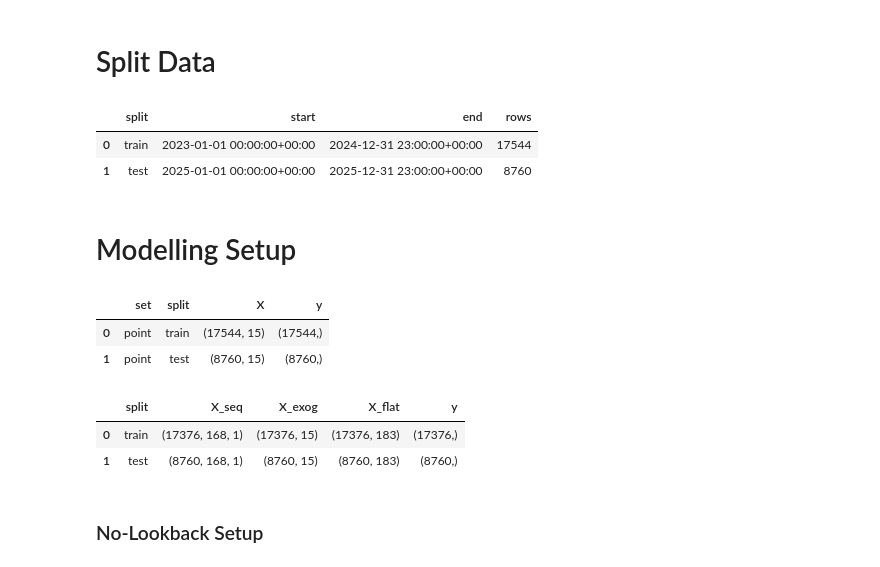
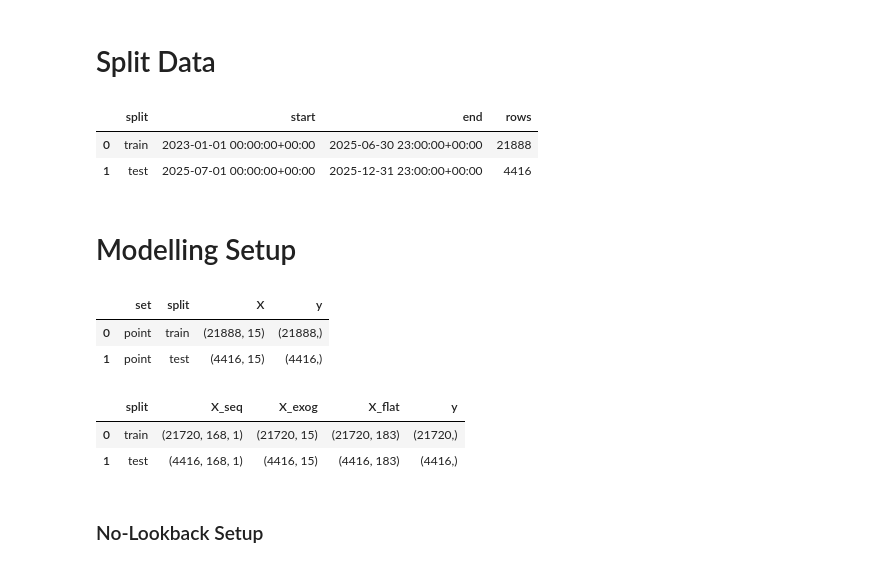
Before and after one commit to ds24m048/masters-thesis, a Jupyter notebook: price-forecast.ipynb, the cells around one changed output. Drawn from its saved outputs; the diff is of its cells as text; code cells hidden in the pictures.

```diff
--- a/price-forecast.ipynb
+++ b/price-forecast.ipynb
@@ -109,28 +109,28 @@ data = data["2023":"2025"]
 # Split Data
 # %%
 TRAIN_START = pd.Timestamp("2023-01-01", tz="UTC")
-TRAIN_END = pd.Timestamp("2025-01-01", tz="UTC")
-TEST_START = pd.Timestamp("2025-01-01", tz="UTC")
+TRAIN_END = pd.Timestamp("2025-07-01", tz="UTC")
+TEST_START = pd.Timestamp("2025-07-01", tz="UTC")
 TEST_END = pd.Timestamp("2026-01-01", tz="UTC")
 
 train_mask = (data.index >= TRAIN_START) & (data.index < TRAIN_END)
 test_mask = (data.index >= TEST_START) & (data.index < TEST_END)
 
 data_train = data.loc[train_mask].copy()
 data_test = data.loc[test_mask].copy()
 
 
 split_summary = pd.DataFrame({
     "split": ["train", "test"],
     "start": [data_train.index.min(), data_test.index.min()],
     "end": [data_train.index.max(), data_test.index.max()],
     "rows": [len(data_train), len(data_test)],
 })
 split_summary
 # %% [output]
 |  | split | start | end | rows |
-| 0 | train | 2023-01-01 00:00:00+00:00 | 2024-12-31 23:00:00+00:00 | 17544 |
-| 1 | test | 2025-01-01 00:00:00+00:00 | 2025-12-31 23:00:00+00:00 | 8760 |
+| 0 | train | 2023-01-01 00:00:00+00:00 | 2025-06-30 23:00:00+00:00 | 21888 |
+| 1 | test | 2025-07-01 00:00:00+00:00 | 2025-12-31 23:00:00+00:00 | 4416 |
 # %% [markdown]
 # Modelling Setup
 # %%
@@ -302,11 +302,11 @@ display(pd.DataFrame([
 ]))
 # %% [output]
 |  | set | split | X | y |
-| 0 | point | train | (17544, 15) | (17544,) |
-| 1 | point | test | (8760, 15) | (8760,) |
+| 0 | point | train | (21888, 15) | (21888,) |
+| 1 | point | test | (4416, 15) | (4416,) |
 |  | split | X_seq | X_exog | X_flat | y |
-| 0 | train | (17376, 168, 1) | (17376, 15) | (17376, 183) | (17376,) |
-| 1 | test | (8760, 168, 1) | (8760, 15) | (8760, 183) | (8760,) |
+| 0 | train | (21720, 168, 1) | (21720, 15) | (21720, 183) | (21720,) |
+| 1 | test | (4416, 168, 1) | (4416, 15) | (4416, 183) | (4416,) |
 # %% [markdown]
 ### No-Lookback Setup
 # %% [markdown]
```
Also changed, not shown: parts of 12 cells of this notebook.
